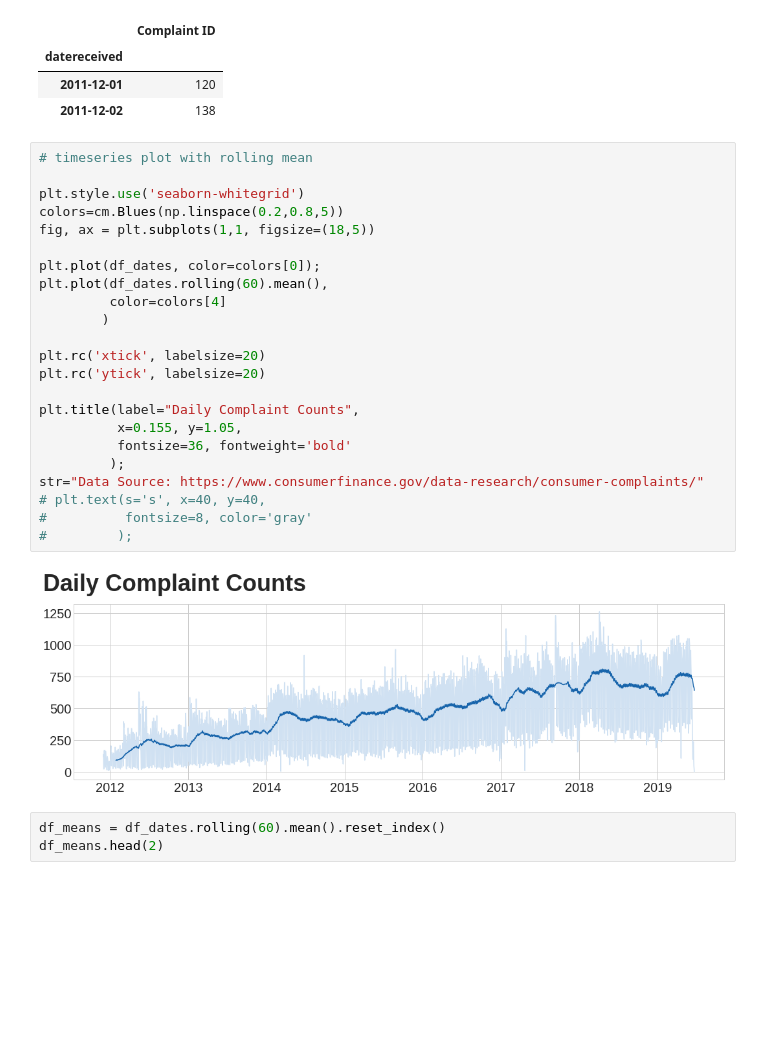
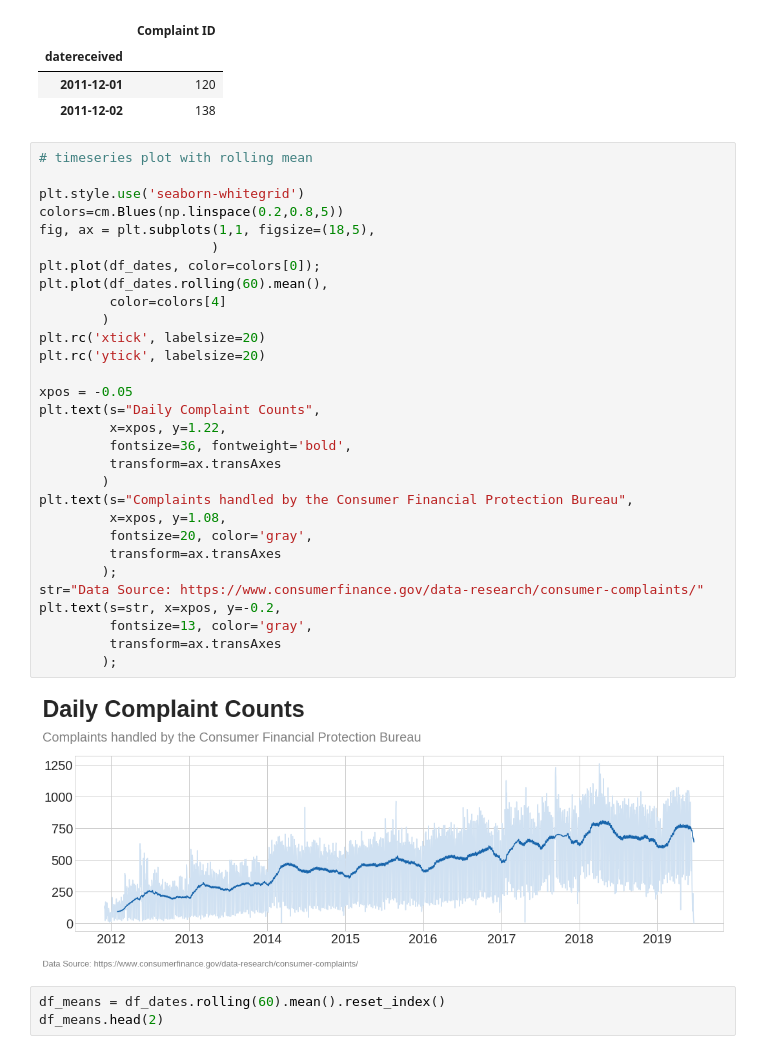
Before and after one commit to LambdaSchool/DS-Unit-1-Sprint-5-Data-Storytelling-Blog-Post, a Jupyter notebook: cfpd_consumer_complaints.ipynb, the cells around one changed output. Saved outputs shown, nothing was run; the diff lists cells and outputs as text; blank space fills up the shorter version.

Commit message:
deliverables - 3 basic plots. now time to do a little more...

```diff
--- a/cfpd_consumer_complaints.ipynb
+++ b/cfpd_consumer_complaints.ipynb
@@ -139,28 +139,35 @@ df_dates.head(2)
 # %%
 # timeseries plot with rolling mean
 
 plt.style.use('seaborn-whitegrid')
 colors=cm.Blues(np.linspace(0.2,0.8,5))
-fig, ax = plt.subplots(1,1, figsize=(18,5))
-
+fig, ax = plt.subplots(1,1, figsize=(18,5),
+                      )
 plt.plot(df_dates, color=colors[0]);
 plt.plot(df_dates.rolling(60).mean(),
          color=colors[4]
         )
-
 plt.rc('xtick', labelsize=20)
 plt.rc('ytick', labelsize=20)
 
-plt.title(label="Daily Complaint Counts",
-          x=0.155, y=1.05,
-          fontsize=36, fontweight='bold'
-         );
+xpos = -0.05
+plt.text(s="Daily Complaint Counts",
+         x=xpos, y=1.22,
+         fontsize=36, fontweight='bold',
+         transform=ax.transAxes
+        )
+plt.text(s="Complaints handled by the Consumer Financial Protection Bureau",
+         x=xpos, y=1.08,
+         fontsize=20, color='gray',
+         transform=ax.transAxes
+        );
 str="Data Source: https://www.consumerfinance.gov/data-research/consumer-complaints/"
-# plt.text(s='s', x=40, y=40,
-#          fontsize=8, color='gray'
-#         );
+plt.text(s=str, x=xpos, y=-0.2,
+         fontsize=13, color='gray',
+         transform=ax.transAxes
+        );
 # %% [output]
-[figure, old version]
+[figure, new version]
 # %%
 df_means = df_dates.rolling(60).mean().reset_index()
 df_means.head(2)
```
Also changed, not shown: parts of 12 cells of this notebook.
